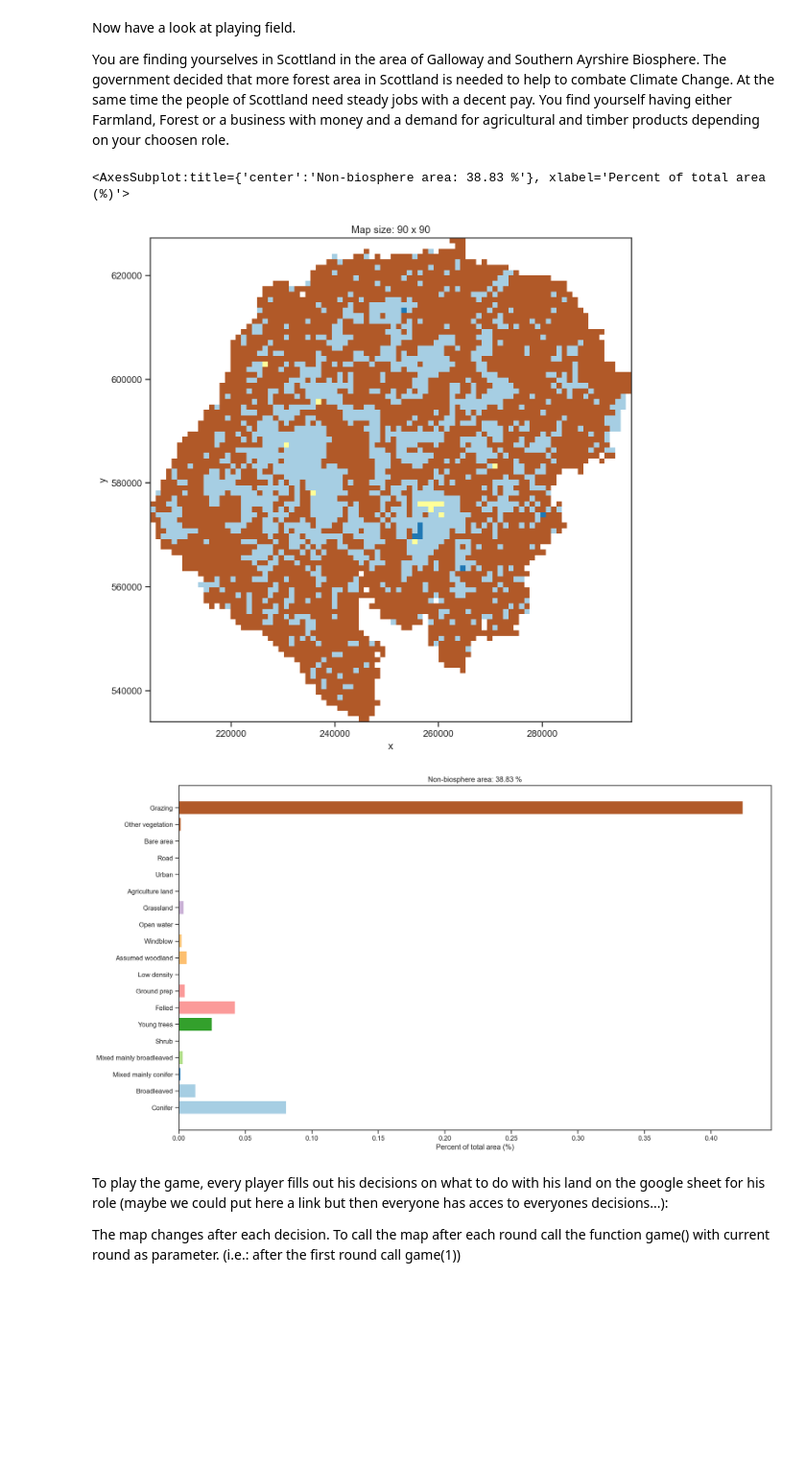
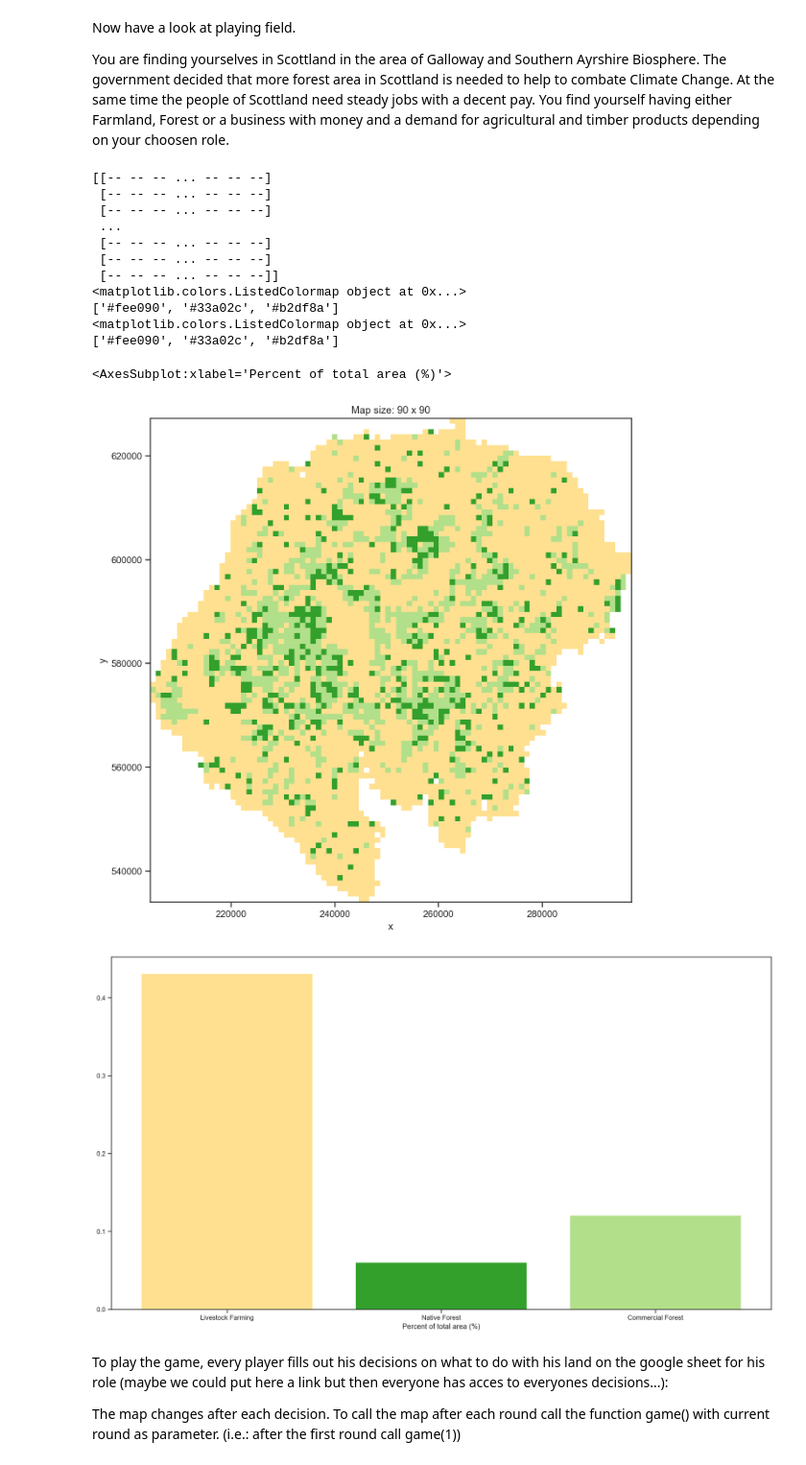
Before and after one commit to derpyninja/gecm, a Jupyter notebook: notebooks/01-mb-prototype.ipynb, the cells around one changed output. Shown: that part at 96% size. Drawn from its saved outputs; the diff is of its cells as text; code cells hidden in the pictures; blank space fills up the shorter version.

```diff
--- a/notebooks/01-mb-prototype.ipynb
+++ b/notebooks/01-mb-prototype.ipynb
@@ -35,3 +42,7 @@ from src.gecm.dicts import nfi_mapping, nfi_mapping_v2
+# %%
+simplified_lulc_cm = ListedColormap(
+    [simplified_lulc_mapping_colors[x] for x in simplified_lulc_mapping_colors.keys()]
+)
 # %% [markdown]
 Define directories
 # %%
@@ -48,3 +61,8 @@ rows = cols = 90
+# %%
+# set path to raster data
+fpath_map = os.path.join(
+    data_processed, "NFI_rasterized_{}_{}.tif".format(rows, cols)
+)
 # %% [markdown]
 ## Instructions
 
@@ -61,25 +79,37 @@ There are 6 roles for each player, Farmer 1 and 2, Forester 1 and 2 and Business
 Now have a look at playing field.
 
 You are finding yourselves in Scottland in the area of Galloway and Southern Ayrshire Biosphere. The government decided that more forest area in Scottland is needed to help to combate Climate Change. At the same time the people of Scottland need steady jobs with a decent pay. You find yourself having either Farmland, Forest or a business with money and a demand for agricultural and timber products depending on your choosen role.
-# %%
-# load map
-fpath_map = os.path.join(data_processed, "NFI_rasterized_{}_{}.tif".format(rows, cols))
-field = field.Map(
-    fpath=fpath_map,
-    mapping_detailed=nfi_mapping,
-    mapping_simplifyer=nfi_mapping_v2
-)
-
-# read data
-field.read()
-
-# show
-field.show()
-field.show_barh()
-# %% [output]
-<AxesSubplot:title={'center':'Non-biosphere area: 38.83 %'}, xlabel='Percent of total area (%)'>
-[figure, removed]
-[figure, removed]
+# %%
+# load map
+playing_field = Map(
+    fpath=fpath_map,
+    original_lulc_mapping=original_lulc_mapping,
+    simplified_lulc_mapping=simplified_lulc_mapping,
+    lulc_remapping=lulc_remapping,
+    cmap=simplified_lulc_cm
+)
+
+# initialise: this step is crucial, else nothing works!
+playing_field.initialise(granularity=1)
+
+# plot
+playing_field.show(granularity=1)
+playing_field.show_bar(granularity=1)
+# %% [output]
+[[-- -- -- ... -- -- --]
+ [-- -- -- ... -- -- --]
+ [-- -- -- ... -- -- --]
+ ...
+ [-- -- -- ... -- -- --]
+ [-- -- -- ... -- -- --]
+ [-- -- -- ... -- -- --]]
+<matplotlib.colors.ListedColormap object at 0x...>
+['#fee090', '#33a02c', '#b2df8a']
+<matplotlib.colors.ListedColormap object at 0x...>
+['#fee090', '#33a02c', '#b2df8a']
+<AxesSubplot:xlabel='Percent of total area (%)'>
+[figure, added]
+[figure, added]
 # %% [markdown]
 To play the game, every player fills out his decisions on what to do with his land on the google sheet for his role (maybe we could put here a link but then everyone has acces to everyones decisions...):
 
```
Also changed, not shown: parts of 8 cells of this notebook, 5 other files.
